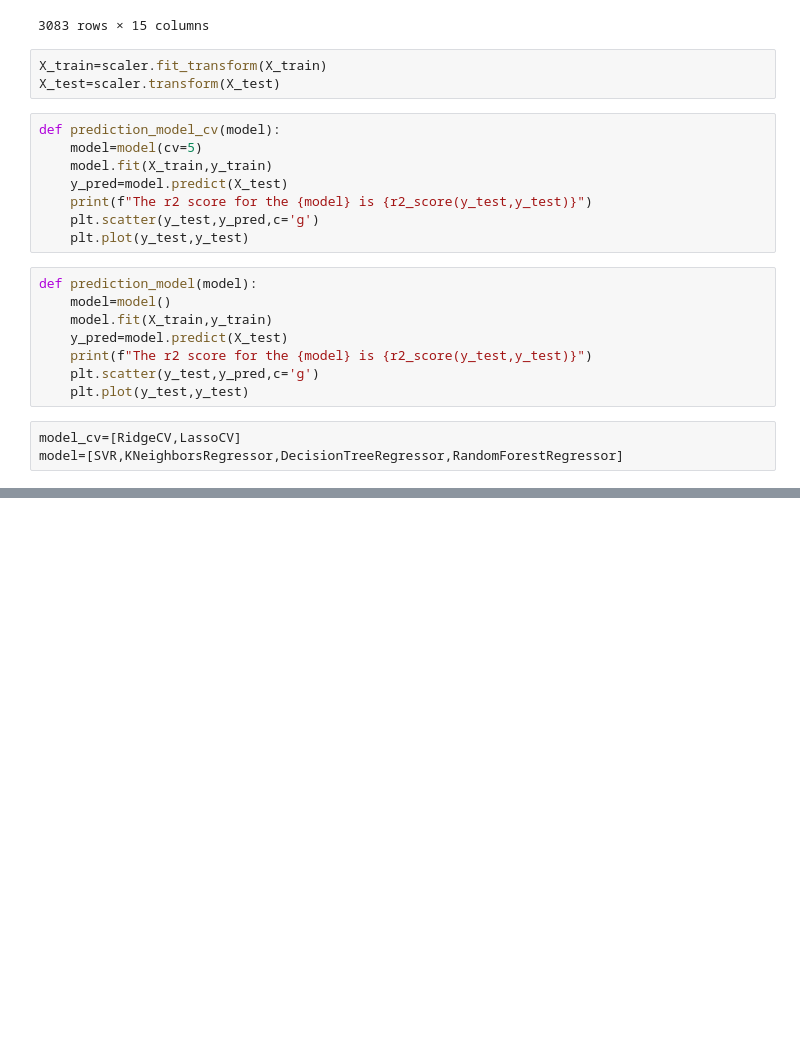
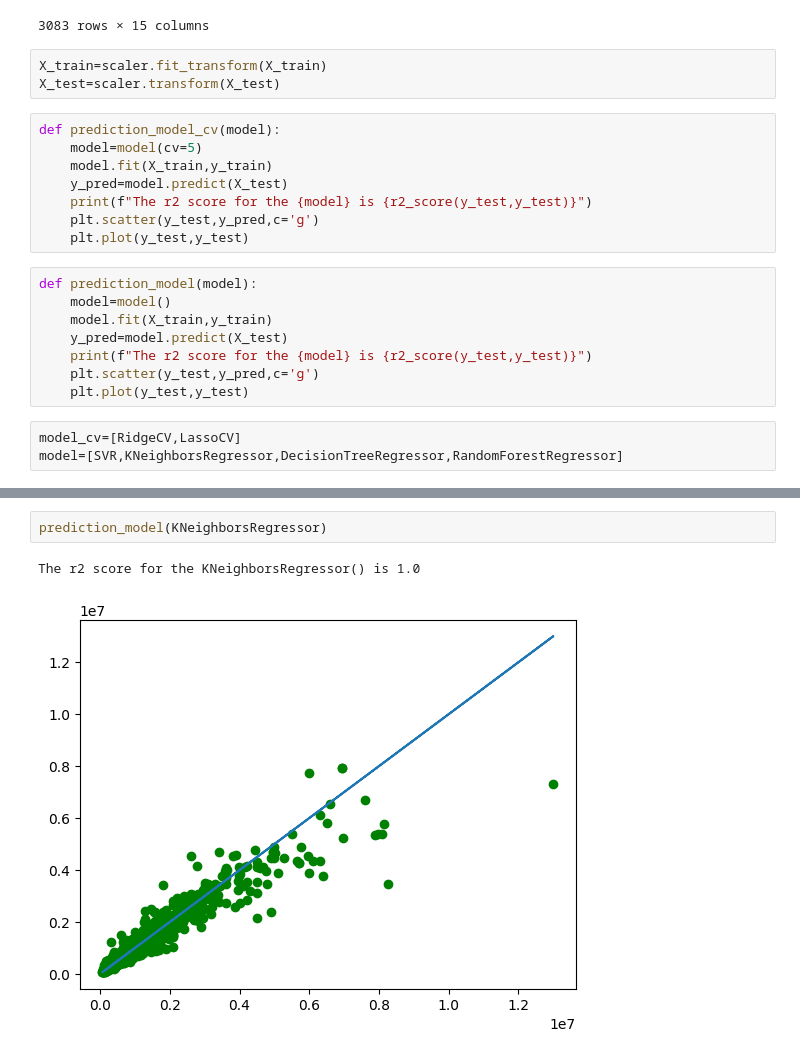
Before and after one commit to 1404Samyak/Random_Forest-_Regressor, a Jupyter notebook: carprice.ipynb, the cells around one changed output, grey strips where cells are left out. Cells and saved outputs as stored; diff of their text form; blank space fills up the shorter version.

```diff
--- a/carprice.ipynb
+++ b/carprice.ipynb
@@ -210,0 +226,5 @@ model=[SVR,KNeighborsRegressor,DecisionTreeRegressor,RandomForestRegressor]
+# %%
+prediction_model(KNeighborsRegressor)
+# %% [output]
+The r2 score for the KNeighborsRegressor() is 1.0
+[figure, added]
```
Also changed, not shown: parts of 5 cells of this notebook.
